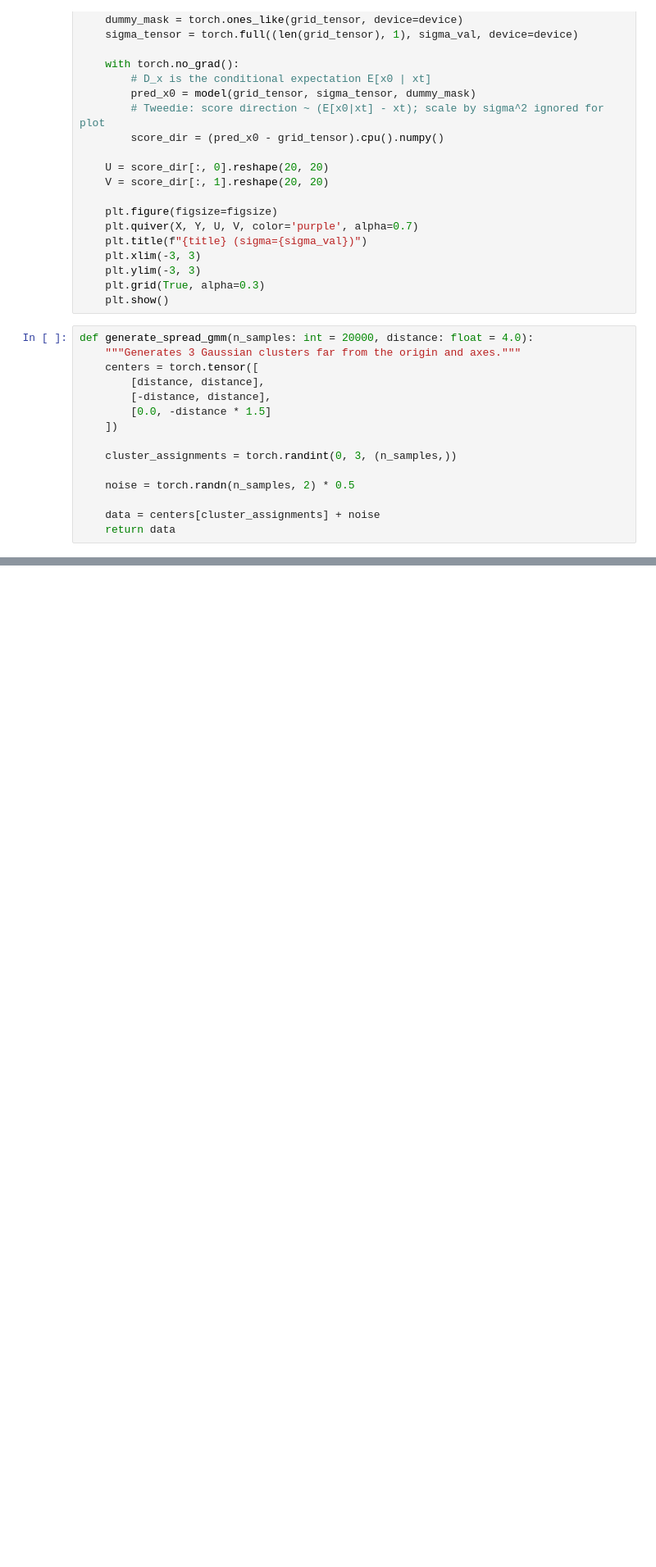
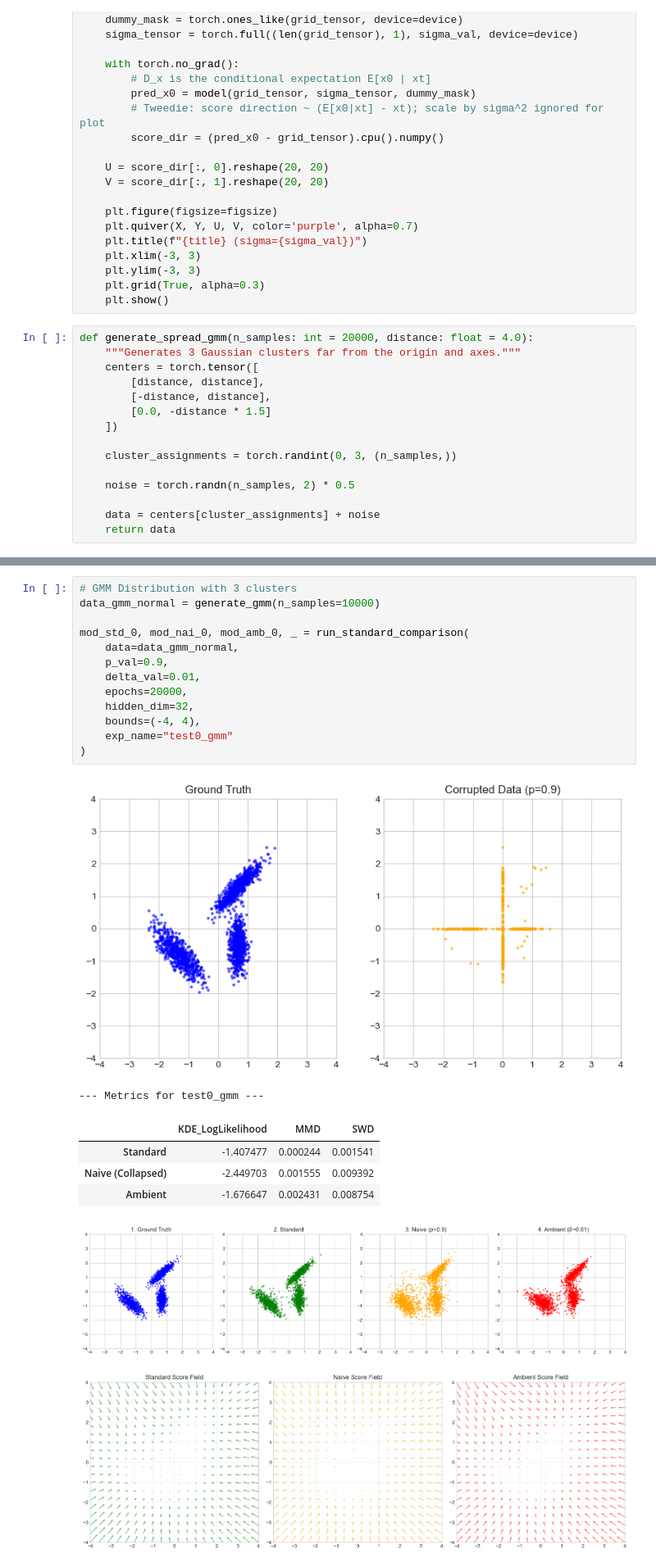
Before and after one commit to azzouginho/ambient-diffusion-project, a Jupyter notebook: toy.ipynb, the cells around one changed output, grey strips where cells are left out. Shown at 82% size. Drawn from its saved outputs; the diff is of its cells as text; blank space fills up the shorter version.

```diff
--- a/toy.ipynb
+++ b/toy.ipynb
@@ -946,0 +425,22 @@ Résultat delta=0.5 -> KDE: -2.84 | MMD: 0.0092
+# %%
+# GMM Distribution with 3 clusters
+data_gmm_normal = generate_gmm(n_samples=10000)
+
+mod_std_0, mod_nai_0, mod_amb_0, _ = run_standard_comparison(
+    data=data_gmm_normal,
+    p_val=0.9,
+    delta_val=0.01,
+    epochs=20000,
+    hidden_dim=32,
+    bounds=(-4, 4),
+    exp_name="test0_gmm"
+)
+# %% [output]
+[figure, added]
+--- Metrics for test0_gmm ---
+|  | KDE_LogLikelihood | MMD | SWD |
+| Standard | -1.407477 | 0.000244 | 0.001541 |
+| Naive (Collapsed) | -2.449703 | 0.001555 | 0.009392 |
+| Ambient | -1.676647 | 0.002431 | 0.008754 |
+[figure, added]
+[figure, added]
```
Also changed, not shown: parts of 12 cells of this notebook.
